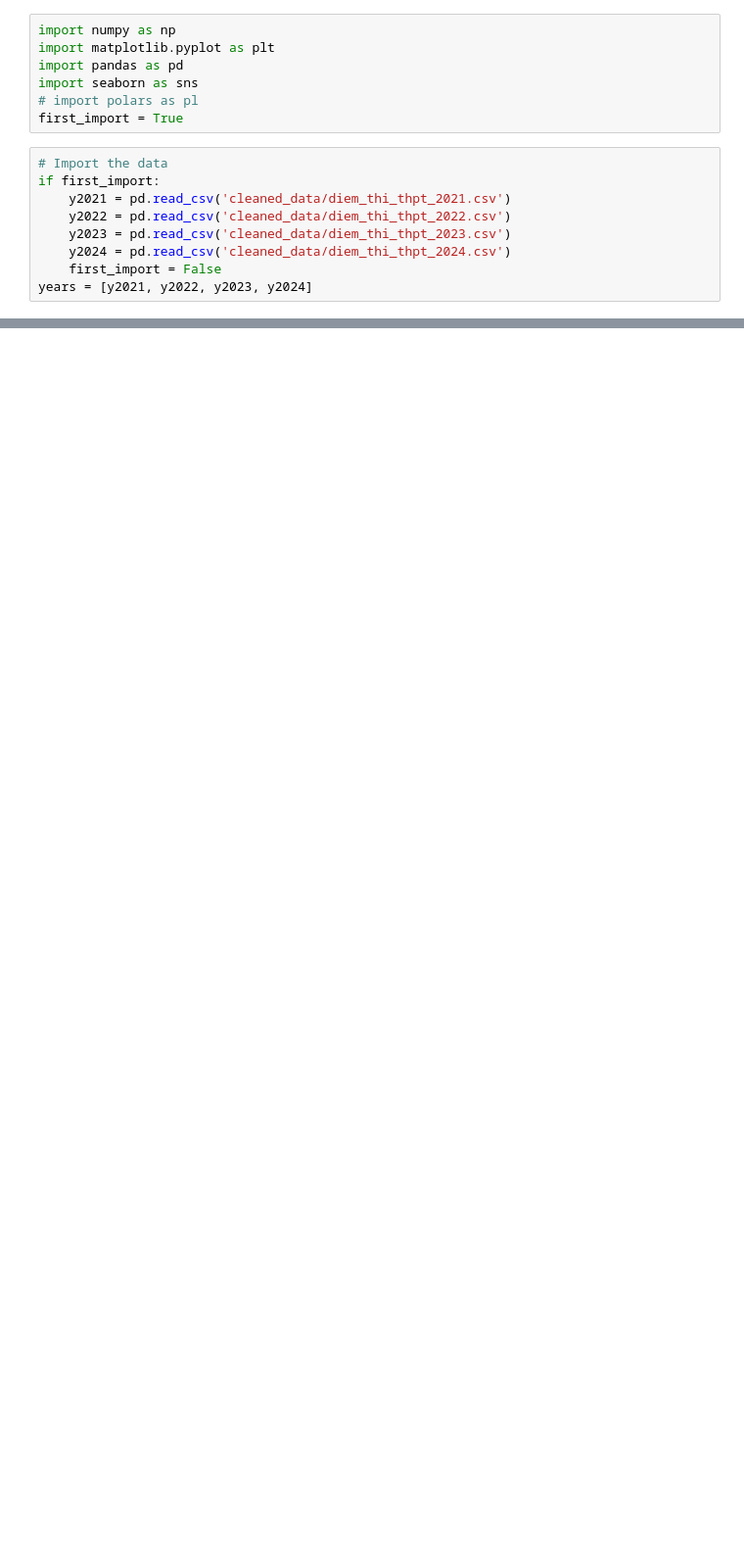
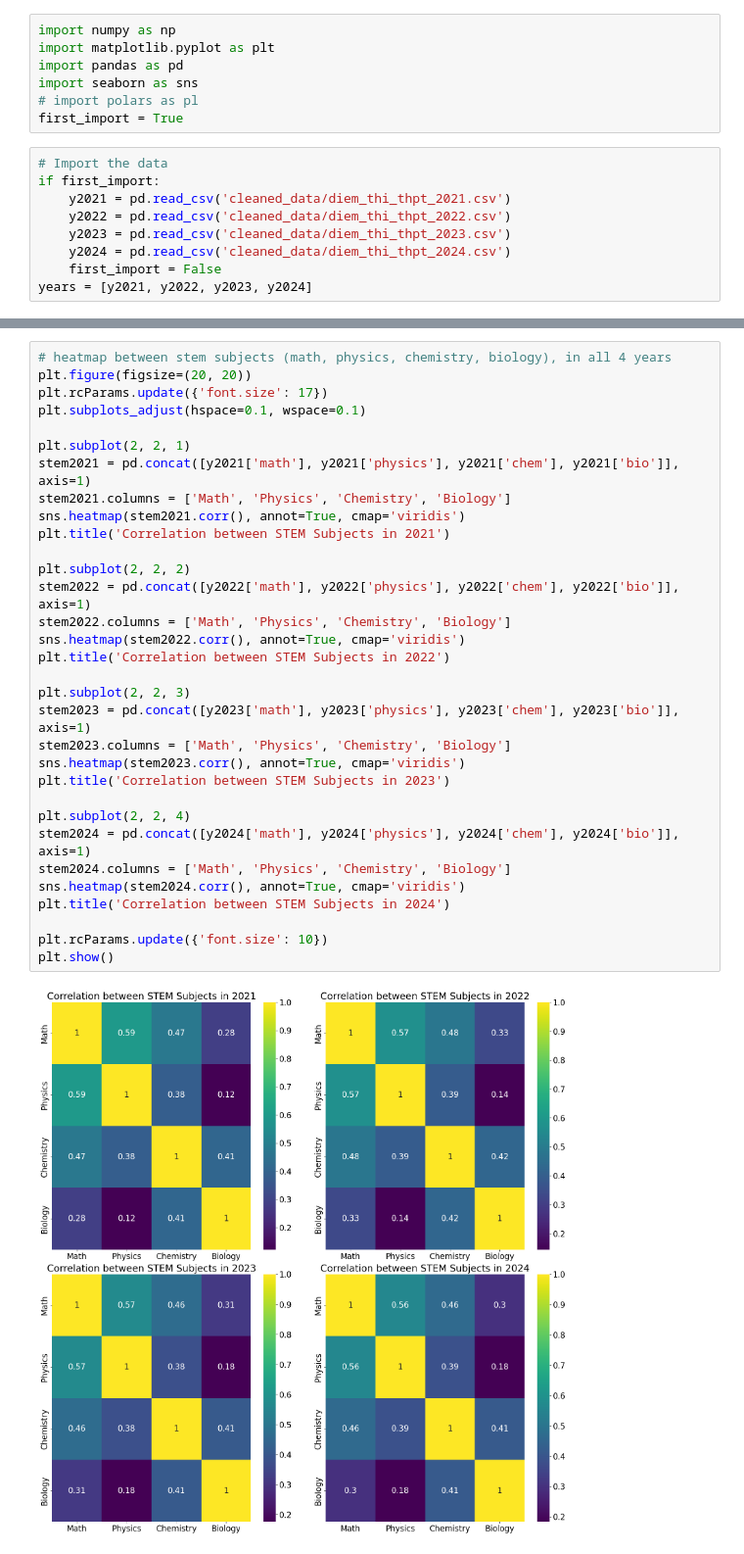
Before and after one commit to sydneycally-inclane-2812/data_vis_uni2024, a Jupyter notebook: analysis.ipynb, the cells around one changed output, grey strips where cells are left out. Shown at 98% size. Cells and saved outputs as stored; diff of their text form; blank space fills up the shorter version.

```diff
--- a/analysis.ipynb
+++ b/analysis.ipynb
@@ -114,0 +180,34 @@ plt.show()
+# %%
+# heatmap between stem subjects (math, physics, chemistry, biology), in all 4 years
+plt.figure(figsize=(20, 20))
+plt.rcParams.update({'font.size': 17})
+plt.subplots_adjust(hspace=0.1, wspace=0.1)
+
+plt.subplot(2, 2, 1)
+stem2021 = pd.concat([y2021['math'], y2021['physics'], y2021['chem'], y2021['bio']], axis=1)
+stem2021.columns = ['Math', 'Physics', 'Chemistry', 'Biology']
+sns.heatmap(stem2021.corr(), annot=True, cmap='viridis')
+plt.title('Correlation between STEM Subjects in 2021')
+
+plt.subplot(2, 2, 2)
+stem2022 = pd.concat([y2022['math'], y2022['physics'], y2022['chem'], y2022['bio']], axis=1)
+stem2022.columns = ['Math', 'Physics', 'Chemistry', 'Biology']
+sns.heatmap(stem2022.corr(), annot=True, cmap='viridis')
+plt.title('Correlation between STEM Subjects in 2022')
+
+plt.subplot(2, 2, 3)
+stem2023 = pd.concat([y2023['math'], y2023['physics'], y2023['chem'], y2023['bio']], axis=1)
+stem2023.columns = ['Math', 'Physics', 'Chemistry', 'Biology']
+sns.heatmap(stem2023.corr(), annot=True, cmap='viridis')
+plt.title('Correlation between STEM Subjects in 2023')
+
+plt.subplot(2, 2, 4)
+stem2024 = pd.concat([y2024['math'], y2024['physics'], y2024['chem'], y2024['bio']], axis=1)
+stem2024.columns = ['Math', 'Physics', 'Chemistry', 'Biology']
+sns.heatmap(stem2024.corr(), annot=True, cmap='viridis')
+plt.title('Correlation between STEM Subjects in 2024')
+
+plt.rcParams.update({'font.size': 10})
+plt.show()
+# %% [output]
+[figure, added]
```
Also changed, not shown: parts of 25 cells of this notebook, 5 other files.
